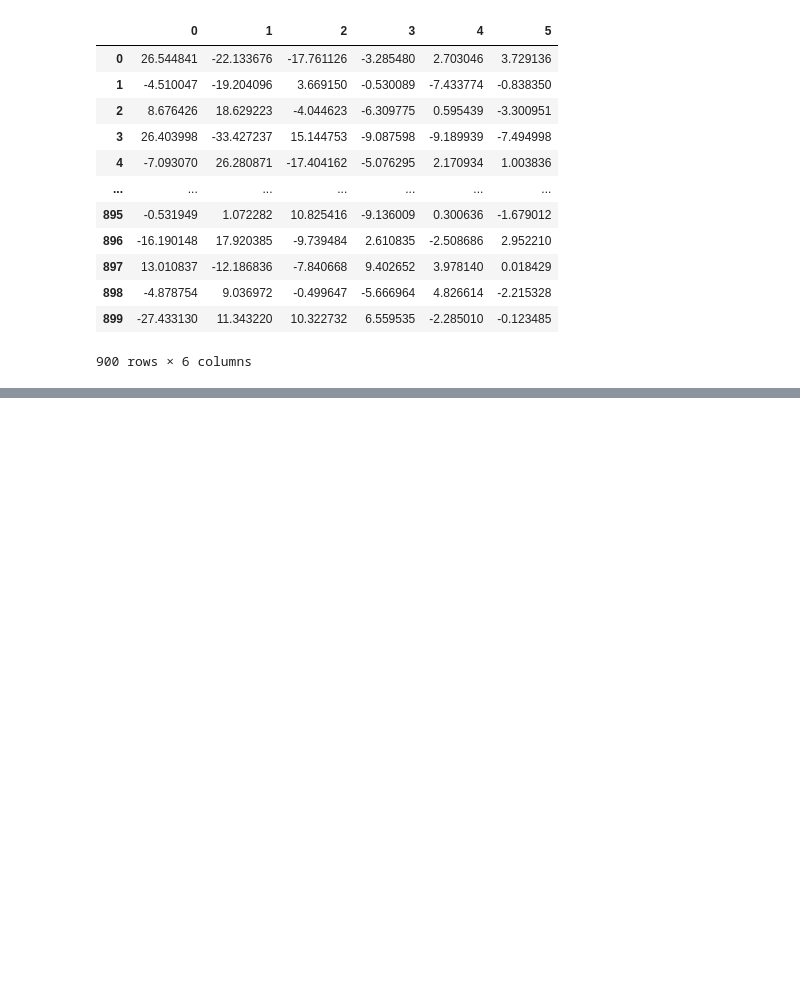
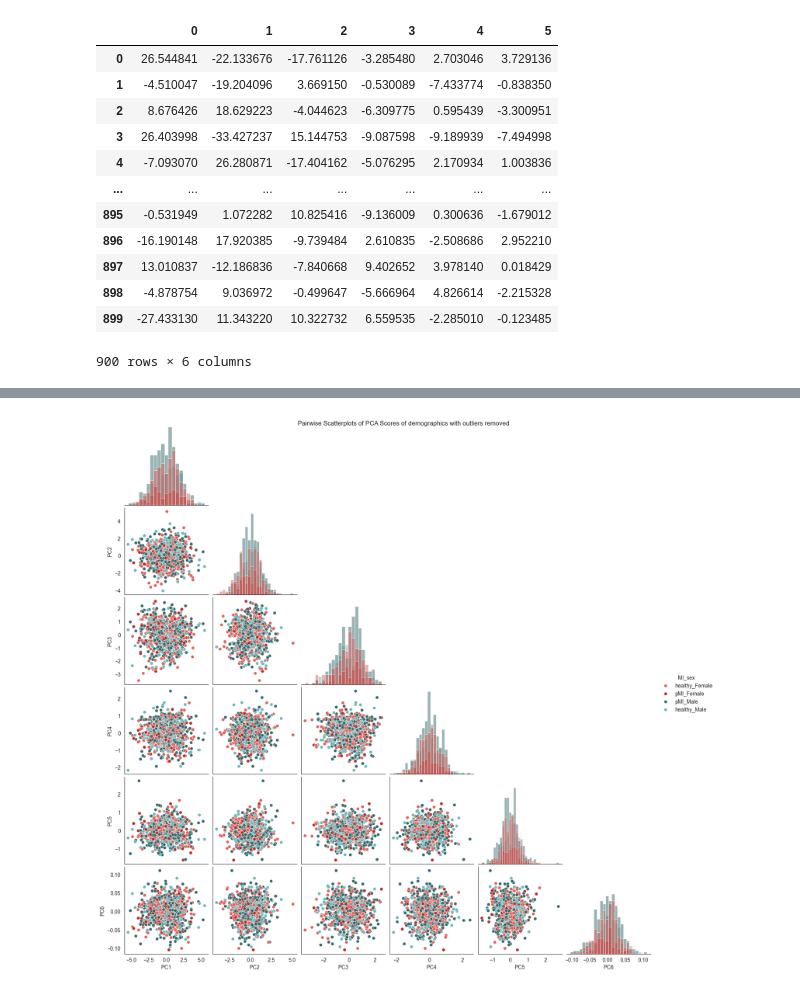
Before and after one commit to emilynurden/myocardial-infarction-predictions, a Jupyter notebook: notebooks:/Dim_reduction.ipynb, the cells around one changed output, grey strips where cells are left out. Drawn from its saved outputs; the diff is of its cells as text; code cells hidden in the pictures; blank space fills up the shorter version.

```diff
--- a/notebooks:/Dim_reduction.ipynb
+++ b/notebooks:/Dim_reduction.ipynb
@@ -234,0 +301,6 @@ scores_df.iloc[:,0:6]
+# %%
+#removing outliers
+
+outlier_indices = [57,  75, 113, 138, 139, 172, 174, 289, 292, 308, 326, 335, 378, 385, 400, 424, 426, 439,
+ 445, 503, 508, 573, 591, 601, 658, 666, 673, 693, 699, 722, 754, 776, 793, 814, 822, 841,
+ 846, 875]
@@ -234,0 +310,13 @@ scores_df.iloc[:,0:6]
+# %%
+#centre and standardise the data
+demo_data_centred_minout = (demographics[numeric_feature_columns] - demographics[numeric_feature_columns].mean()) / demographics[numeric_feature_columns].std(ddof=0)
+demo_data_centred_minout = demo_data_centred_minout.drop(index=outlier_indices)
+
+#run PCA
+pca_demo2 = PCA()
+pca_demo2.fit(demo_data_centred_minout)
+
+#collect PCA summary
+sd = np.sqrt(pca_demo2.explained_variance_)
+prop_explained = pca_demo2.explained_variance_ratio_
+cumulative_explained = np.cumsum(prop_explained)
@@ -234,0 +340,28 @@ scores_df.iloc[:,0:6]
+# %%
+#visualise the first 6 modes using code from slides
+scores = pca_demo2.transform(demo_data_centred_minout)
+
+
+#construct dataframe adding demographics and disease status
+scores_df = pd.DataFrame(scores[:,0:6], columns = [f"PC{i}" for i in range(1,7)])
+scores_df["MI"] = demographics["MI"]
+scores_df["sex"] = demographics["sex"]
+
+scores_df["MI_sex"] = scores_df["MI"].astype(str) + "_" + scores_df["sex"]
+
+
+scores_df.drop(658, inplace=True)
+#PCs = ["PC1", "PC2", "PC3", "PC4", "PC5"]
+palette = {
+    "healthy_Male": "#6EB8BA",
+    "healthy_Female": "#E3615C",
+    "pMI_Male": "#376A6C",
+    "pMI_Female": "#BB2A25"
+}
+
+sns.set_style("white")
+sns.pairplot(scores_df, diag_kind="hist", corner=True, hue='MI_sex', palette=palette)
+plt.suptitle("Pairwise Scatterplots of PCA Scores of demographics with outliers removed")
+plt.show()
+# %% [output]
+[figure, added]
```
Also changed, not shown: parts of 11 cells of this notebook, 2 other files.
